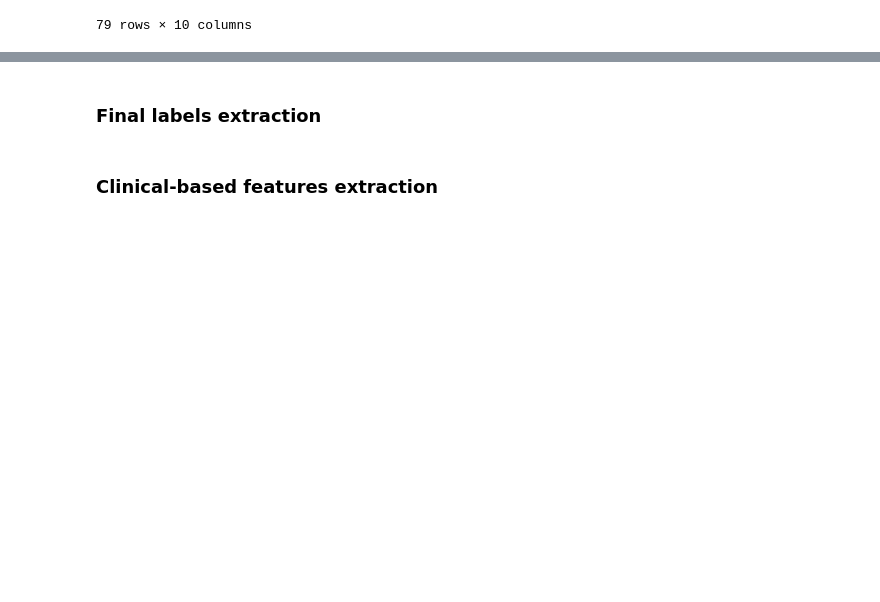
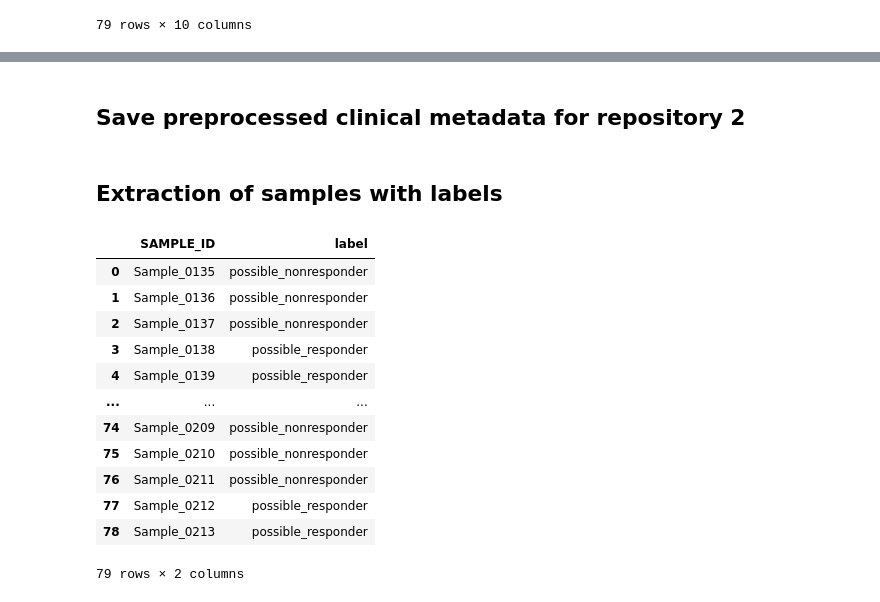
Before and after one commit to KlaudiaPacewicz/Final_project_Python_ed1_2023_2024_Warsaw_ALK, a Jupyter notebook: data_preprocessing/clinical_metadata_preprocessing/Repository2_clinical_metadata_preprocessing.ipynb, the cells around one changed output, grey strips where cells are left out. Saved outputs shown, nothing was run; the diff lists cells and outputs as text; code cells hidden in the pictures; blank space fills up the shorter version.

Commit message:
Repository 2 - data preprocessed

```diff
--- a/data_preprocessing/clinical_metadata_preprocessing/Repository2_clinical_metadata_preprocessing.ipynb
+++ b/data_preprocessing/clinical_metadata_preprocessing/Repository2_clinical_metadata_preprocessing.ipynb
@@ -20,5 +20,3 @@ r2
 | 77 | Sample_0212 | relapse | 73 | 293.0 | 804 | ... |
 | 78 | Sample_0213 | relapse | 52 | 237.0 | 734 | ... |
 79 rows × 8 columns
-# %%
-r2 = r2.replace(r'N/A', np.nan, regex=True)
@@ -65,23 +67,24 @@ r2
 # %%
 def sample_labeling(x):
     if x['disease_status_last_followup'] == "complete remission":
-            return 1
+            return 'possible_responder'
     if x['disease_status_last_followup'] == "relapse" or x['disease_status_last_followup'] == "progression" :
         if x["progression_free_survival_months"] >= 6:
-            return 1
+            return 'possible_responder'
         else:
-            return 0
+            return 'possible_nonresponder'
     else:
-        return 'OTHER'
+        return 'other_use_as_test'
 
+# Test for sample_labeling function
 
-x_test = {
-    'disease_status_last_followup': "relapse",
-    'progression_free_survival_months': 2,
-}
+#x_test = {
+    #'disease_status_last_followup': "relapse",
+    #'progression_free_survival_months': 2,
+#}
 
-result = sample_labeling(x_test)
+#result = sample_labeling(x_test)
 
-r2['final_label'] = r2.apply(sample_labeling, axis=1)
-print(r2)
+r2['label'] = r2.apply(sample_labeling, axis=1)
+r2
 # %% [output]
@@ -105,2 +104,2 @@ print(r2)
-# %% [markdown]
-### Final labels extraction
+# %% [markdown]
+## Save preprocessed clinical metadata for repository 2
@@ -107,7 +108,21 @@ print(r2)
+# %% [markdown]
+## Extraction of samples with labels
 # %%
-r2_labels = r2[['SAMPLE_ID', 'final_label']]
-r2_labels = r2_labels[r2_labels['final_label'].isin([1, 0])]
-
-r2_labels.to_csv("Repository2_final_labels_v1.csv")
+r2_labels = r2[['SAMPLE_ID', 'label']]
+r2_labels = r2_labels[r2_labels['label'].isin(['possible_responder', 'possible_nonresponder'])]
+r1_labels.to_csv('Repository2_samples_with_labels.csv')
+r2_labels
+# %% [output]
+|  | SAMPLE_ID | label |
+| 0 | Sample_0135 | possible_nonresponder |
+| 1 | Sample_0136 | possible_nonresponder |
+| 2 | Sample_0137 | possible_nonresponder |
+| 3 | Sample_0138 | possible_responder |
+| 4 | Sample_0139 | possible_responder |
+| ... | ... | ... |
+| 74 | Sample_0209 | possible_nonresponder |
+| 75 | Sample_0210 | possible_nonresponder |
+| 76 | Sample_0211 | possible_nonresponder |
+| 77 | Sample_0212 | possible_responder |
+| 78 | Sample_0213 | possible_responder |
+79 rows × 2 columns
-# %% [markdown]
-### Clinical-based features extraction
```
Also changed, not shown: parts of 13 cells of this notebook, 4 other files.
